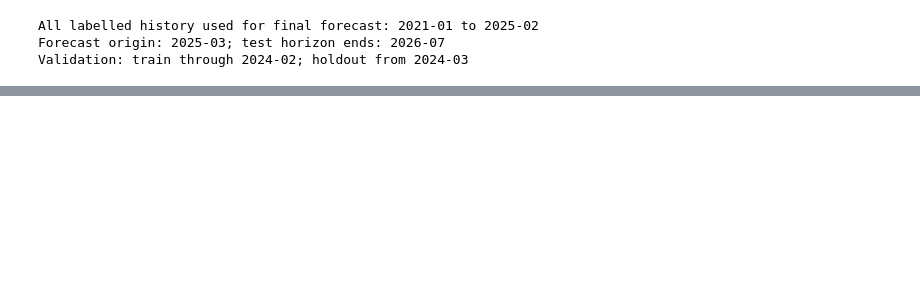
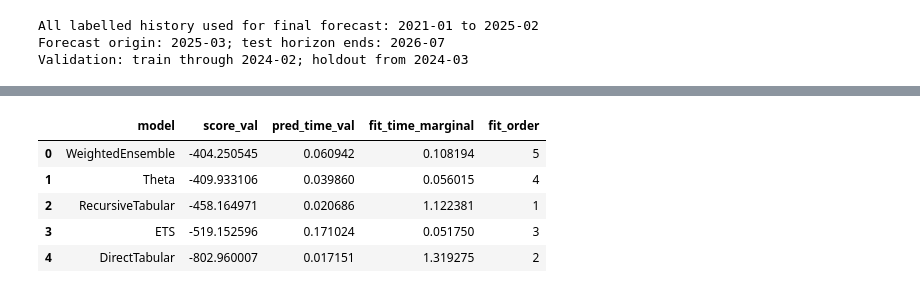
Before and after one commit to MeTuL10/KDDM-project, a Jupyter notebook: exploration/metul/exp_6_autogluon_timeseries.ipynb, the cells around one changed output, grey strips where cells are left out. Drawn from its saved outputs; the diff is of its cells as text; code cells hidden in the pictures; blank space fills up the shorter version.

```diff
--- a/exploration/metul/exp_6_autogluon_timeseries.ipynb
+++ b/exploration/metul/exp_6_autogluon_timeseries.ipynb
@@ -73,28 +169,86 @@ def monthly_market(frame):
     monthly = (frame.groupby(['market_segment', 'period'], as_index=False)[TARGET].mean()
         .rename(columns={'market_segment': 'item_id', 'period': 'timestamp', TARGET: 'target'})
         .sort_values(['item_id', 'timestamp']))
-    # Do not fit a univariate forecasting model to a brand-new sparse segment.
     eligible = monthly.groupby('item_id')['target'].count()
-    return monthly[monthly['item_id'].isin(eligible[eligible >= MIN_HISTORY_MONTHS].index)]
+    monthly = monthly[monthly['item_id'].isin(eligible[eligible >= MIN_HISTORY_MONTHS].index)]
+    return monthly.merge(monthly_covariates[['period', *KNOWN_COVARIATES]], left_on='timestamp', right_on='period', how='left').drop(columns='period')
 
-def as_ts(monthly):
-    return TimeSeriesDataFrame.from_data_frame(
-        monthly, id_column='item_id', timestamp_column='timestamp'
-    )
+def as_ts(frame):
+    return TimeSeriesDataFrame.from_data_frame(frame, id_column='item_id', timestamp_column='timestamp')
 
-def forecast_market(history, prediction_length, model_path):
+def market_actual(frame):
+    return (frame.groupby(['market_segment', 'period'], as_index=False)[TARGET].mean()
+        .rename(columns={TARGET: 'actual_market_rent'}))
+
+def make_future_known_covariates(predictor, history_ts):
+    future = predictor.make_future_data_frame(history_ts).reset_index()
+    future = future.merge(monthly_covariates[['period', *KNOWN_COVARIATES]], left_on='timestamp', right_on='period', how='left').drop(columns='period')
+    if future[KNOWN_COVARIATES].isna().any().any():
+        raise ValueError('A selected known covariate is unavailable in the forecast horizon.')
+    return as_ts(future[['item_id', 'timestamp', *KNOWN_COVARIATES]])
+
+def sample_ts_params(rng):
+    return {
+        'num_leaves': int(rng.integers(16, 129)),
+        'num_boost_round': int(rng.integers(200, 1501)),
+        'max_depth': int(rng.integers(3, 11)),
+        'learning_rate': float(10 ** rng.uniform(np.log10(0.01), np.log10(0.20))),
+        'min_data_in_leaf': int(rng.integers(10, 151)),
+        'feature_fraction': float(rng.uniform(0.60, 1.00)),
+        'bagging_fraction': float(rng.uniform(0.60, 1.00)),
+    }
+
+def ts_hyperparameters(params):
+    # Recursive/Direct Tabular use LightGBM internally. num_boost_round is the iteration count.
+    return {
+        'RecursiveTabular': {'model_name': 'GBM', 'model_hyperparameters': dict(params)},
+        'DirectTabular': {'model_name': 'GBM', 'model_hyperparameters': dict(params)},
+        'Theta': {},
+        'ETS': {},
+    }
+
+def fit_market_model(history, prediction_length, model_path, params, time_limit):
+    history_ts = as_ts(monthly_market(history))
     predictor = TimeSeriesPredictor(
-        target='target', prediction_length=prediction_length, freq='MS',
-        eval_metric='RMSE', path=str(model_path),
+        target='target', prediction_length=prediction_length, freq='MS', eval_metric='RMSE',
+        known_covariates_names=KNOWN_COVARIATES, path=str(model_path),
     )
     predictor.fit(
-        train_data=as_ts(monthly_market(history)), presets='medium_quality',
-        time_limit=TS_TIME_LIMIT, random_seed=RANDOM_STATE, verbosity=2,
+        train_data=history_ts, hyperparameters=ts_hyperparameters(params),
+        enable_ensemble=True, num_val_windows=2, time_limit=time_limit,
+        random_seed=RANDOM_STATE, verbosity=2,
     )
-    return predictor, predictor.predict(as_ts(monthly_market(history)))
+    return predictor, predictor.predict(history_ts, known_covariates=make_future_known_covariates(predictor, history_ts))
 
-validation_ts_predictor, validation_market_forecast = forecast_market(
-    history_raw, VALIDATION_HORIZON, experiment_dir / 'ag_exp6_ts_validation'
+def score_market_forecast(forecast, actual_rows):
+    predicted = forecast.reset_index()[['item_id', 'timestamp', 'mean']].rename(
+        columns={'item_id': 'market_segment', 'timestamp': 'period', 'mean': 'market_rent_forecast'}
+    )
+    scored = market_actual(actual_rows).merge(predicted, on=['market_segment', 'period'], how='inner')
+    return mean_squared_error(scored['actual_market_rent'], scored['market_rent_forecast']) ** 0.5
+
+# Manual outer-loop HPO gives each of the 25 configurations the same future 12-month backtest.
+# It avoids relying on nested search-space support in TimeSeriesPredictor.
+rng = np.random.default_rng(RANDOM_STATE)
+ts_hpo_rows = []
+for trial in range(1, HPO_TRIALS + 1):
+    params = sample_ts_params(rng)
+    _, trial_forecast = fit_market_model(
+        history_raw, VALIDATION_HORIZON, experiment_dir / 'ag_exp6_ts_hpo' / f'trial_{trial:02d}',
+        params, TS_TRIAL_TIME_LIMIT,
+    )
+    ts_hpo_rows.append({'trial': trial, 'market_RMSE': score_market_forecast(trial_forecast, validation_raw), **params})
+ts_hpo_results = pd.DataFrame(ts_hpo_rows).sort_values('market_RMSE').reset_index(drop=True)
+ts_hpo_path = experiment_dir / 'exp_6_timeseries_hpo_results.csv'
+ts_hpo_results.to_csv(ts_hpo_path, index=False)
+display(ts_hpo_results.head(10))
+print(f'Saved {len(ts_hpo_results)} time-series trials to {ts_hpo_path}')
+BEST_TS_PARAMS = ts_hpo_results.iloc[0].drop(labels=['trial', 'market_RMSE']).to_dict()
+BEST_TS_PARAMS = {key: int(value) if key in {'num_leaves', 'num_boost_round', 'max_depth', 'min_data_in_leaf'} else float(value) for key, value in BEST_TS_PARAMS.items()}
+
+validation_ts_predictor, validation_market_forecast = fit_market_model(
+    history_raw, VALIDATION_HORIZON, experiment_dir / 'ag_exp6_ts_validation_hpo',
+    BEST_TS_PARAMS, TS_FINAL_TIME_LIMIT,
 )
 display(validation_ts_predictor.leaderboard(silent=True))
 
@@ -133,0 +324,6 @@ Validation listings covered by a market forecast: 0.99708297932597
+|  | model | score_val | pred_time_val | fit_time_marginal | fit_order |
+| 0 | WeightedEnsemble | -404.250545 | 0.060942 | 0.108194 | 5 |
+| 1 | Theta | -409.933106 | 0.039860 | 0.056015 | 4 |
+| 2 | RecursiveTabular | -458.164971 | 0.020686 | 1.122381 | 1 |
+| 3 | ETS | -519.152596 | 0.171024 | 0.051750 | 3 |
+| 4 | DirectTabular | -802.960007 | 0.017151 | 1.319275 | 2 |
```
Also changed, not shown: parts of 8 cells of this notebook, 4 other files.
